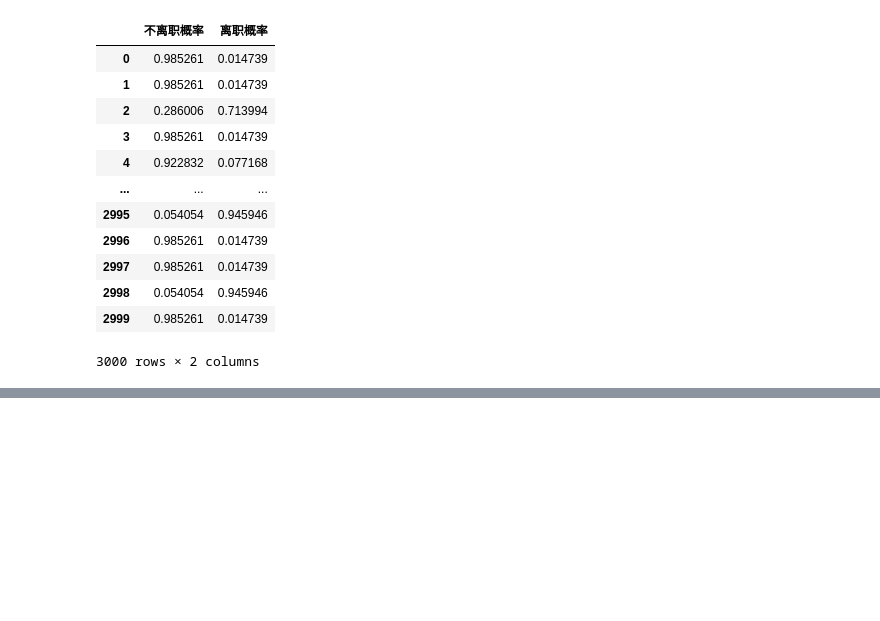
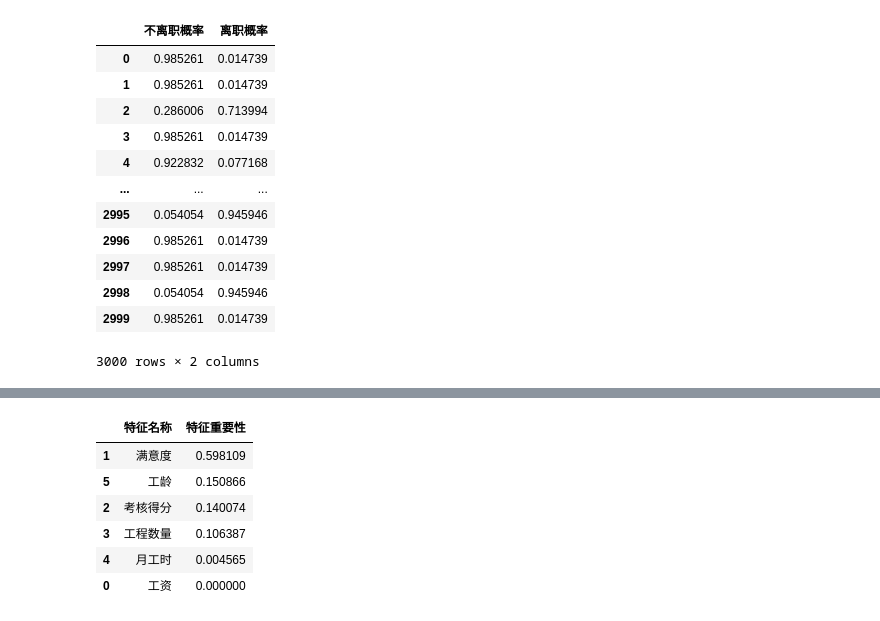
Before and after one commit to liruixiang789/hello-world, a Jupyter notebook: DecisionTree.ipynb, the cells around one changed output, grey strips where cells are left out. Drawn from its saved outputs; the diff is of its cells as text; code cells hidden in the pictures; blank space fills up the shorter version.

```diff
--- a/DecisionTree.ipynb
+++ b/DecisionTree.ipynb
@@ -125,0 +142,18 @@ b
+# %%
+features = X.columns
+importances = model.feature_importances_  #  获取特征重要性
+
+#以二维表格形式显示
+importances_df = pd.DataFrame()
+importances_df['特征名称'] = features
+importances_df['特征重要性'] = importances
+importances_df = importances_df.sort_values("特征重要性",ascending=False)
+importances_df
+# %% [output]
+|  | 特征名称 | 特征重要性 |
+| 1 | 满意度 | 0.598109 |
+| 5 | 工龄 | 0.150866 |
+| 2 | 考核得分 | 0.140074 |
+| 3 | 工程数量 | 0.106387 |
+| 4 | 月工时 | 0.004565 |
+| 0 | 工资 | 0.000000 |
```
Also changed, not shown: parts of 5 cells of this notebook, 7 other files.
